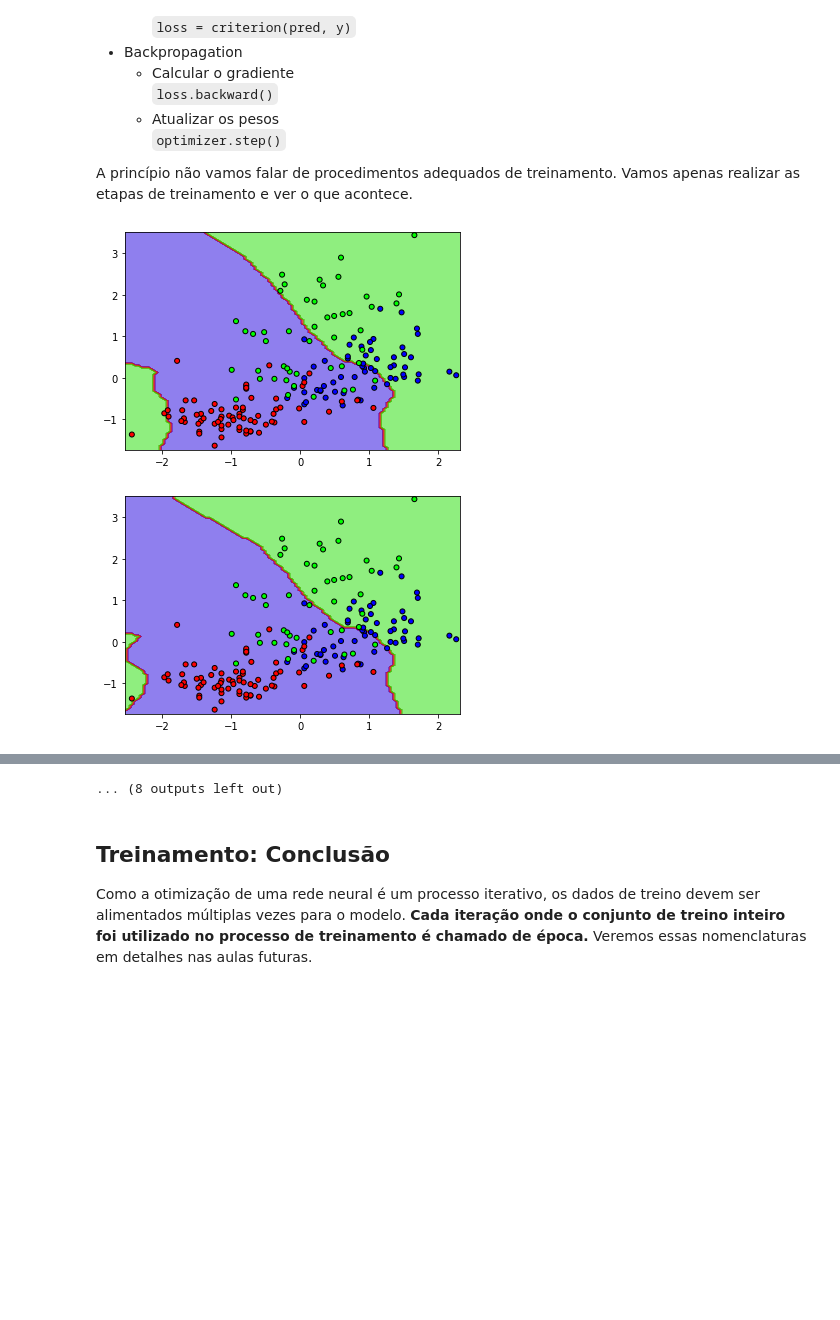
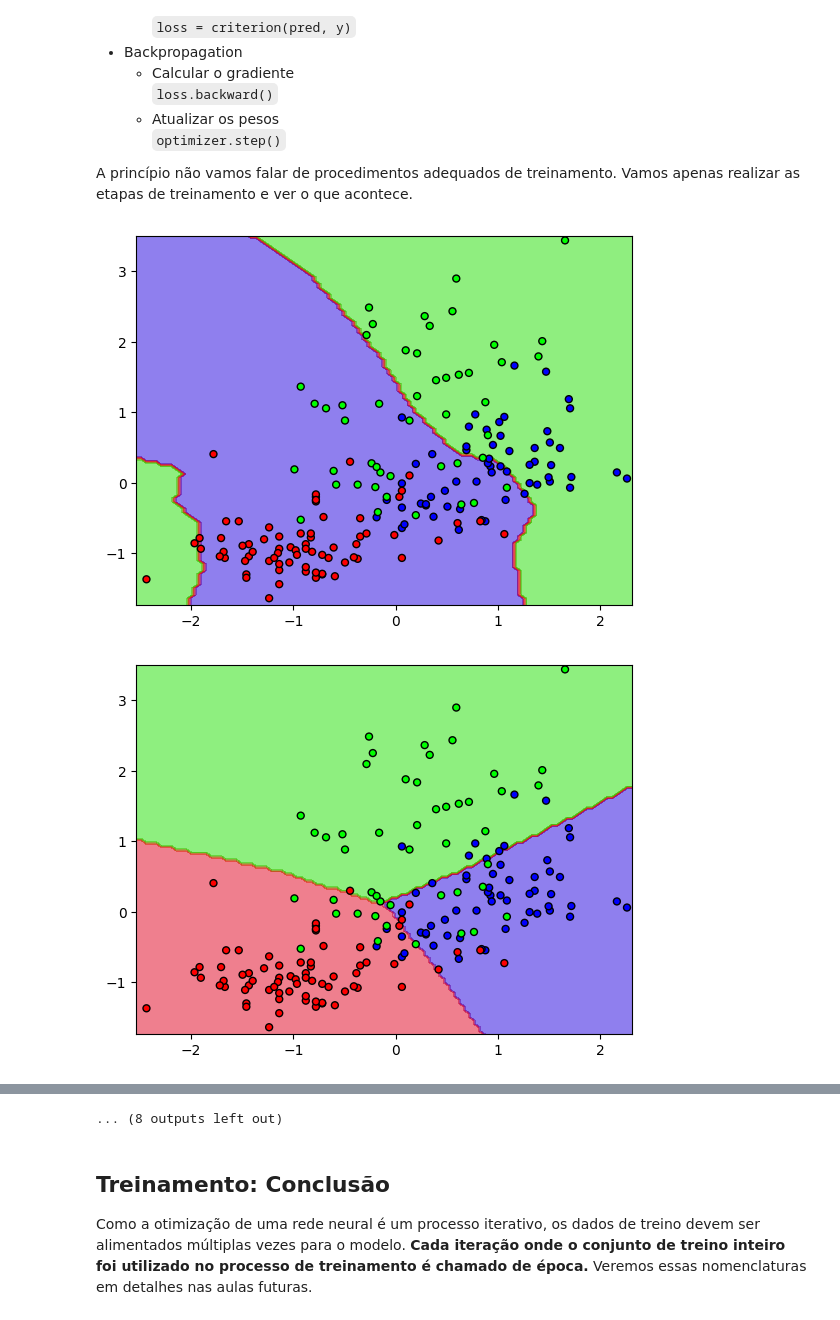
Before and after one commit to carlosvblessa/treinando-pytorch, a Jupyter notebook: 03-Otimizacao.ipynb, the cells around one changed output, grey strips where cells are left out. Saved outputs shown, nothing was run; the diff lists cells and outputs as text; code cells hidden in the pictures; blank space fills up the shorter version.

```diff
--- a/03-Otimizacao.ipynb
+++ b/03-Otimizacao.ipynb
@@ -58,10 +58,12 @@ from torch import nn
 
 torch.manual_seed(42)
 
-if torch.cuda.is_available():
-  device = torch.device('cuda')
-else:
-  device = torch.device('cpu')
+# if torch.cuda.is_available():
+#   device = torch.device('cuda')
+# else:
+#   device = torch.device('cpu')
+
+device = torch.device('cpu')
 
 print(device)
 
@@ -137,7 +139,7 @@ criterion = nn.CrossEntropyLoss().to(device)
 
 # Otimizador: Descida do Gradiente
 # Stochastic Gradient Descent
-optimizer = optim.SGD(net.parameters(), lr=1e-3)
+optimizer = optim.SGD(net.parameters(), lr=1e-3, momentum=0.9, nesterov=True, weight_decay=1e-5)
 # %% [markdown]
 ### Hiperparâmetros
 
@@ -174,18 +176,18 @@ O treinamento consiste nas etapas que vimos na aula teórica. Aqui vamos relacio
 
 A princípio não vamos falar de procedimentos adequados de treinamento. Vamos apenas realizar as etapas de treinamento e ver o que acontece.
 # %%
-for i in range(200):
+for i in range(2000):
   # Forward
   pred = net(X)
   loss = criterion(pred, Y)
 
   # Backward
   loss.backward()
   optimizer.step()
 
-  if i % 10 == 0:
+  if i % 100 == 0:
     plt.figure()
     plot_boundary(data, targets, net)
 # %% [output]
-[figure, old version]
+[figure, new version]
-[figure, old version]
+[figure, new version]
```
Also changed, not shown: parts of 5 cells of this notebook.
